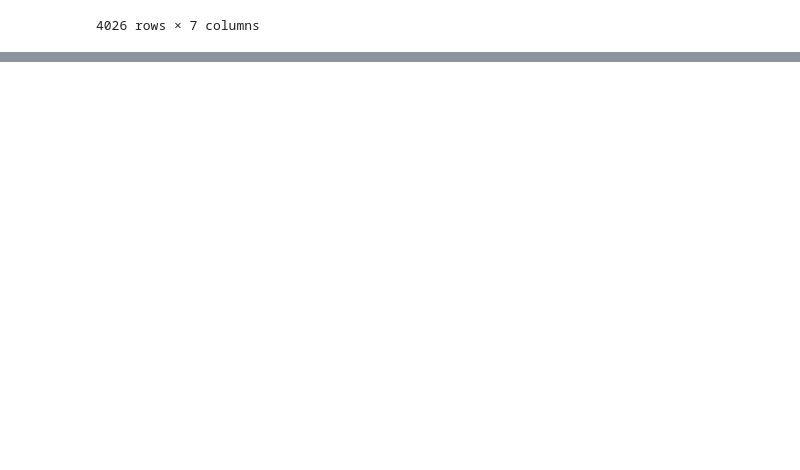
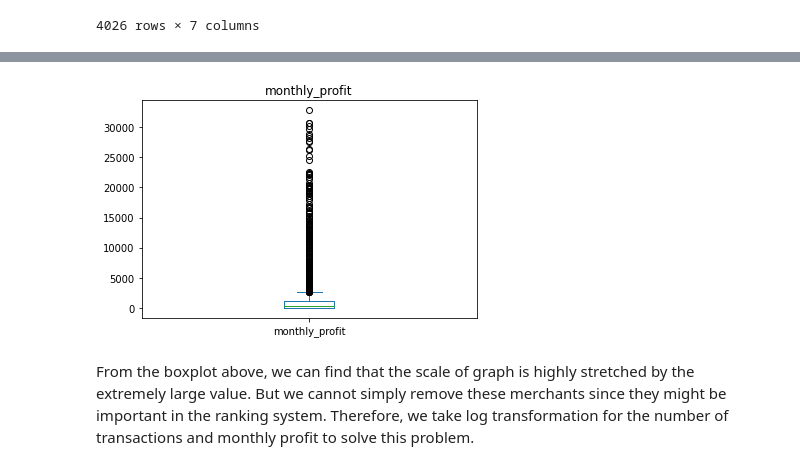
Before and after one commit to MAST30034-Applied-Data-Science/generic-buy-now-pay-later-project-group-33, a Jupyter notebook: notebooks/Missing value and outliers.ipynb, the cells around one changed output, grey strips where cells are left out. Drawn from its saved outputs; the diff is of its cells as text; code cells hidden in the pictures; blank space fills up the shorter version.

```diff
--- a/notebooks/Missing value and outliers.ipynb
+++ b/notebooks/Missing value and outliers.ipynb
@@ -42,0 +118,7 @@ merchant_detail
+# %%
+merchant_detail['monthly_profit'].plot(kind='box', title='monthly_profit')
+plt.show()
+# %% [output]
+[figure, added]
+# %% [markdown]
+From the boxplot above, we can find that the scale of graph is highly stretched by the extremely large value. But we cannot simply remove these merchants since they might be important in the ranking system. Therefore, we take log transformation for the number of transactions and monthly profit to solve this problem.
```
Also changed, not shown: parts of 31 cells of this notebook.
